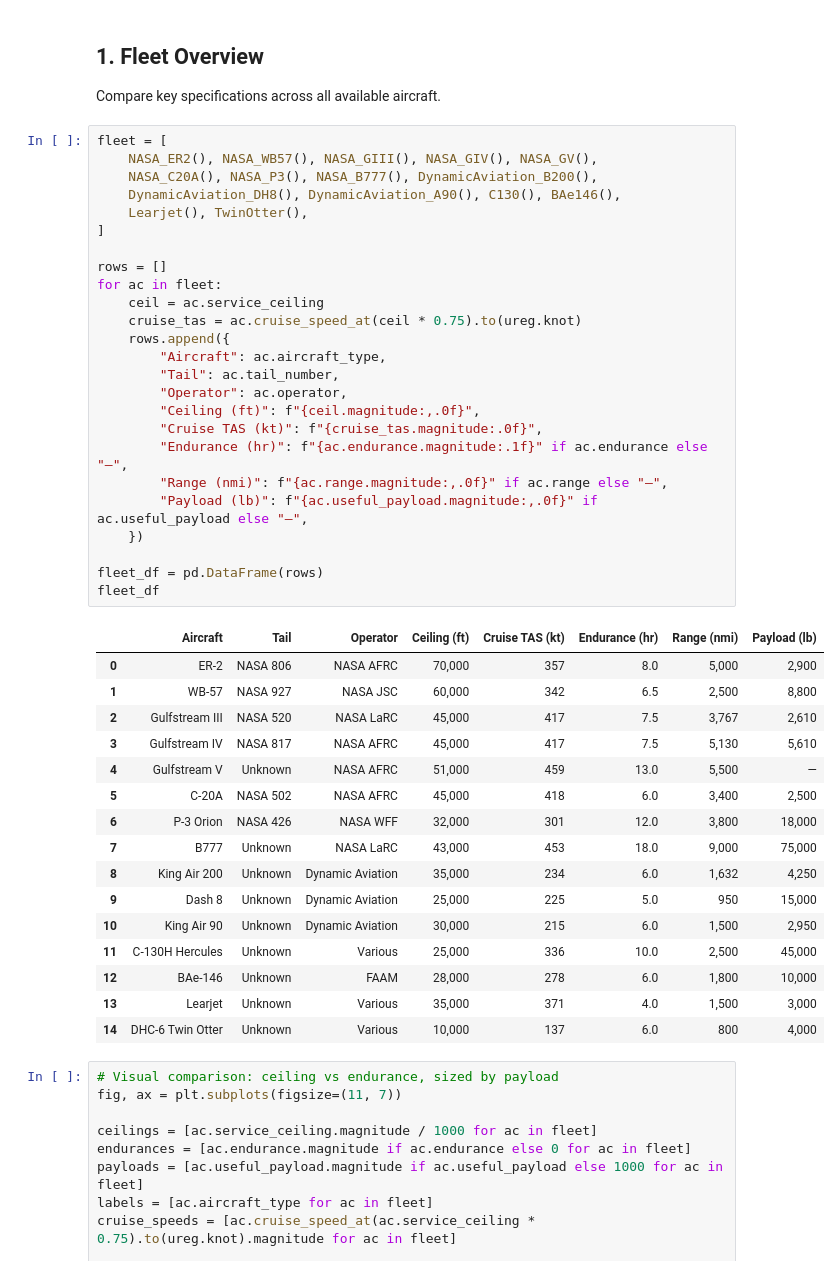
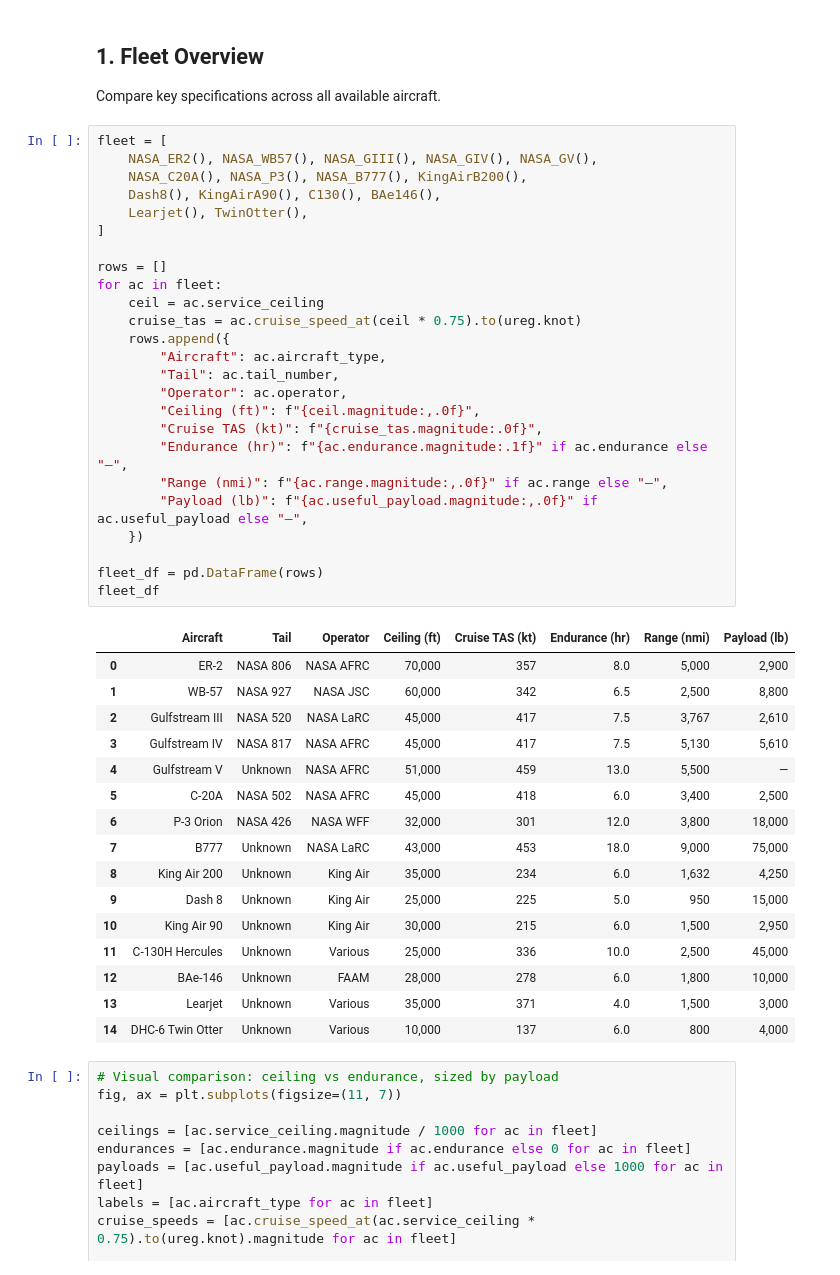
Before and after one commit to ryanpavlick/hyplan, a Jupyter notebook: notebooks/aircraft_performance.ipynb, the cells around one changed output. Saved outputs shown, nothing was run; the diff lists cells and outputs as text.

```diff
--- a/notebooks/aircraft_performance.ipynb
+++ b/notebooks/aircraft_performance.ipynb
@@ -47,41 +47,41 @@ Compare key specifications across all available aircraft.
 # %%
 fleet = [
     NASA_ER2(), NASA_WB57(), NASA_GIII(), NASA_GIV(), NASA_GV(),
-    NASA_C20A(), NASA_P3(), NASA_B777(), DynamicAviation_B200(),
-    DynamicAviation_DH8(), DynamicAviation_A90(), C130(), BAe146(),
+    NASA_C20A(), NASA_P3(), NASA_B777(), KingAirB200(),
+    Dash8(), KingAirA90(), C130(), BAe146(),
     Learjet(), TwinOtter(),
 ]
 
 rows = []
 for ac in fleet:
     ceil = ac.service_ceiling
     cruise_tas = ac.cruise_speed_at(ceil * 0.75).to(ureg.knot)
     rows.append({
         "Aircraft": ac.aircraft_type,
         "Tail": ac.tail_number,
         "Operator": ac.operator,
         "Ceiling (ft)": f"{ceil.magnitude:,.0f}",
         "Cruise TAS (kt)": f"{cruise_tas.magnitude:.0f}",
         "Endurance (hr)": f"{ac.endurance.magnitude:.1f}" if ac.endurance else "—",
         "Range (nmi)": f"{ac.range.magnitude:,.0f}" if ac.range else "—",
         "Payload (lb)": f"{ac.useful_payload.magnitude:,.0f}" if ac.useful_payload else "—",
     })
 
 fleet_df = pd.DataFrame(rows)
 fleet_df
 # %% [output]
 |  | Aircraft | Tail | Operator | Ceiling (ft) | Cruise TAS (kt) | Endurance (hr) | Range (nmi) | Payload (lb) |
 | 0 | ER-2 | NASA 806 | NASA AFRC | 70,000 | 357 | 8.0 | 5,000 | 2,900 |
 | 1 | WB-57 | NASA 927 | NASA JSC | 60,000 | 342 | 6.5 | 2,500 | 8,800 |
 | 2 | Gulfstream III | NASA 520 | NASA LaRC | 45,000 | 417 | 7.5 | 3,767 | 2,610 |
 | 3 | Gulfstream IV | NASA 817 | NASA AFRC | 45,000 | 417 | 7.5 | 5,130 | 5,610 |
 | 4 | Gulfstream V | Unknown | NASA AFRC | 51,000 | 459 | 13.0 | 5,500 | — |
 | 5 | C-20A | NASA 502 | NASA AFRC | 45,000 | 418 | 6.0 | 3,400 | 2,500 |
 | 6 | P-3 Orion | NASA 426 | NASA WFF | 32,000 | 301 | 12.0 | 3,800 | 18,000 |
 | 7 | B777 | Unknown | NASA LaRC | 43,000 | 453 | 18.0 | 9,000 | 75,000 |
-| 8 | King Air 200 | Unknown | Dynamic Aviation | 35,000 | 234 | 6.0 | 1,632 | 4,250 |
-| 9 | Dash 8 | Unknown | Dynamic Aviation | 25,000 | 225 | 5.0 | 950 | 15,000 |
-| 10 | King Air 90 | Unknown | Dynamic Aviation | 30,000 | 215 | 6.0 | 1,500 | 2,950 |
+| 8 | King Air 200 | Unknown | King Air | 35,000 | 234 | 6.0 | 1,632 | 4,250 |
+| 9 | Dash 8 | Unknown | King Air | 25,000 | 225 | 5.0 | 950 | 15,000 |
+| 10 | King Air 90 | Unknown | King Air | 30,000 | 215 | 6.0 | 1,500 | 2,950 |
 | 11 | C-130H Hercules | Unknown | Various | 25,000 | 336 | 10.0 | 2,500 | 45,000 |
 | 12 | BAe-146 | Unknown | FAAM | 28,000 | 278 | 6.0 | 1,800 | 10,000 |
 | 13 | Learjet | Unknown | Various | 35,000 | 371 | 4.0 | 1,500 | 3,000 |
```
Also changed, not shown: parts of 4 cells of this notebook, 27 other files.
